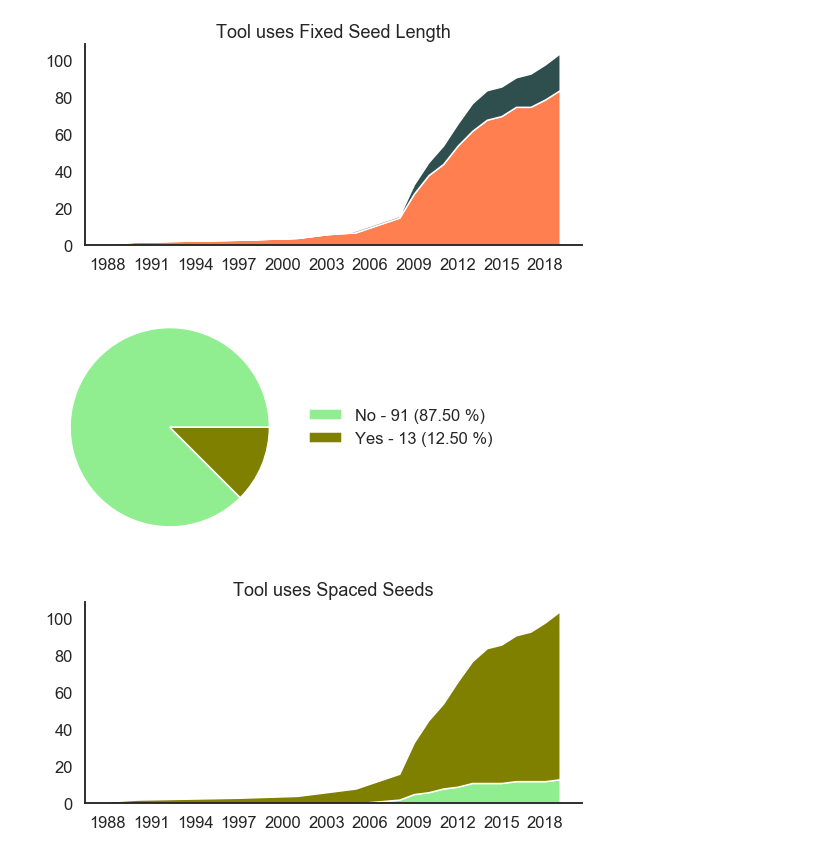
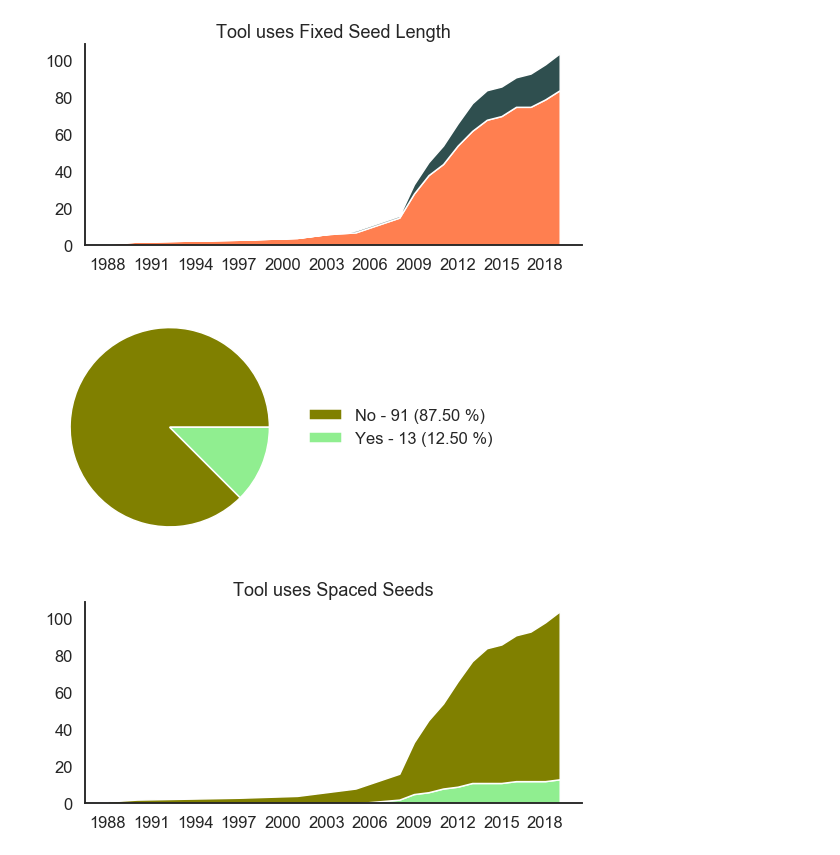
Before and after one commit to Mangul-Lab-USC/review-technology-dictates-algorithms, a Jupyter notebook: notebooks/Figure2.ipynb, the cells around one changed output. Saved outputs shown, nothing was run; the diff lists cells and outputs as text; code cells hidden in the pictures.

```diff
--- a/notebooks/Figure2.ipynb
+++ b/notebooks/Figure2.ipynb
@@ -273,18 +273,18 @@ plt.savefig('../figures/Figure2_b_1.pdf')
 # %%
 plt.figure(figsize=(12,4))
 
 SS_group = data_year.groupby('seeds_spaced').count().sort_values('aligner', ascending=False)
-patches, texts = plt.pie(SS_group.aligner, colors=['lightgreen','olive'])
+patches, texts = plt.pie(SS_group.aligner, colors=['olive','lightgreen'])
 pct = 100.*SS_group.aligner/SS_group.aligner.sum()
 labels = ['{0} - {1} ({2:2.2f} %)'.format(i,j,k) for i,j,k in zip(SS_group.index, SS_group.aligner, pct)]
 plt.legend(patches, labels, loc='center left', bbox_to_anchor=(1, .5), frameon=False)
 plt.tight_layout()
 #plt.show()
 
 plt.savefig('../figures/Figure2_c_0.png')
 plt.savefig('../figures/Figure2_c_0.pdf')
 # %% [output]
-[figure, old version]
+[figure, new version]
 # %%
 plt.figure(figsize=(8,4))
 by_year = data_year.groupby(['year_of_pub','seeds_spaced']).count()
```
Also changed, not shown: parts of 9 cells of this notebook, 34 other files.
